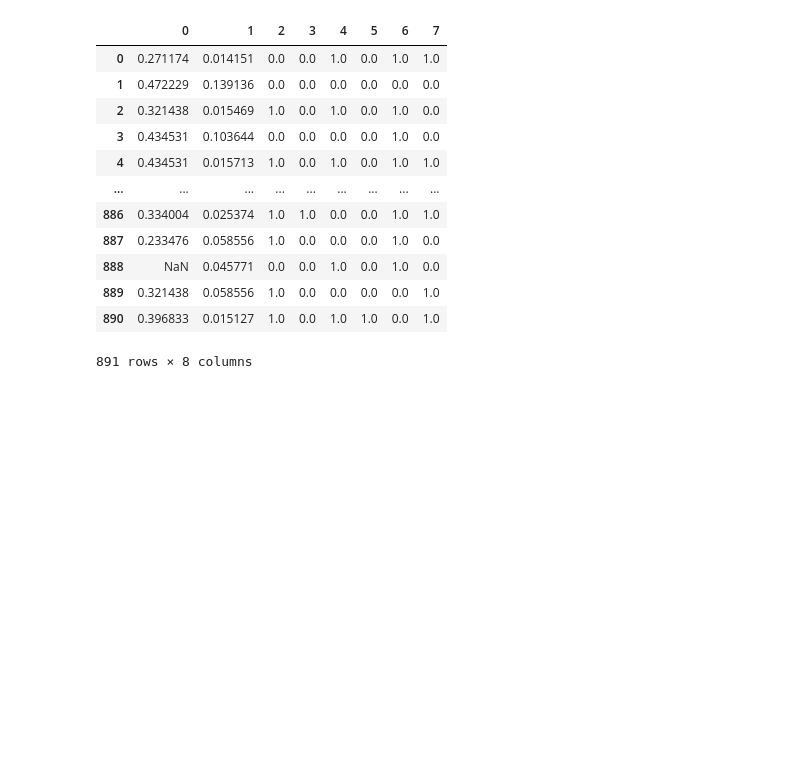
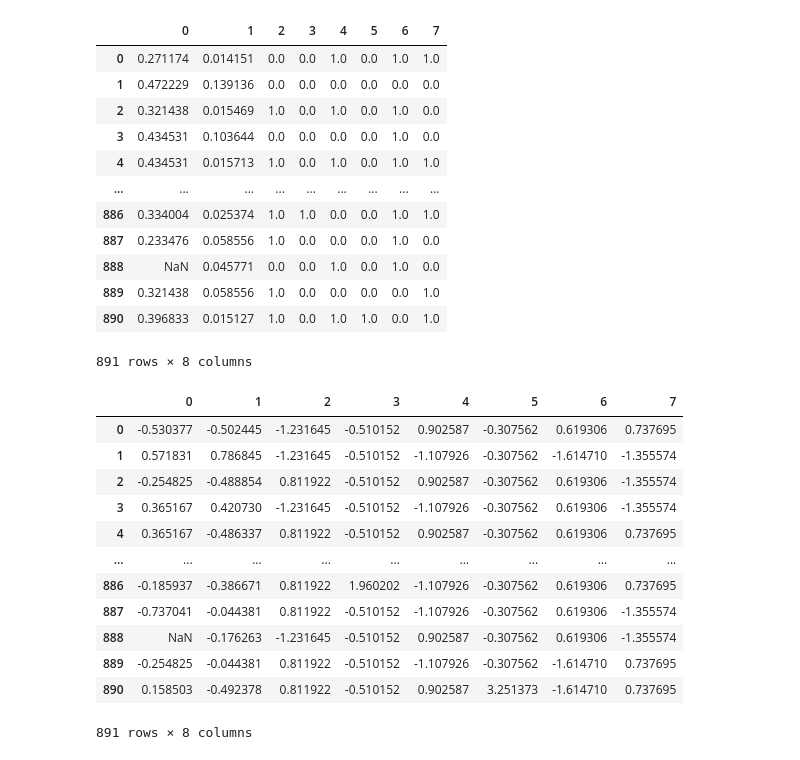
Before and after one commit to udityamerit/Machine-Learning-For-Beginners, a Jupyter notebook: 3 Supervised Machine Learning/Supervised Machine Learning.ipynb, the cells around one changed output. Saved outputs shown, nothing was run; the diff lists cells and outputs as text; code cells hidden in the pictures; blank space fills up the shorter version.

```diff
--- a/3 Supervised Machine Learning/Supervised Machine Learning.ipynb
+++ b/3 Supervised Machine Learning/Supervised Machine Learning.ipynb
@@ -179,3 +187,20 @@ pd.DataFrame(df_MM)
 | 889 | 0.321438 | 0.058556 | 1.0 | 0.0 | 0.0 | 0.0 | 0.0 | 1.0 |
 | 890 | 0.396833 | 0.015127 | 1.0 | 0.0 | 1.0 | 1.0 | 0.0 | 1.0 |
 891 rows × 8 columns
+# %%
+df_SS = trans_SS.fit_transform(x)
+pd.DataFrame(df_SS)
+# %% [output]
+|  | 0 | 1 | 2 | 3 | 4 | 5 | 6 | 7 |
+| 0 | -0.530377 | -0.502445 | -1.231645 | -0.510152 | 0.902587 | -0.307562 | 0.619306 | 0.737695 |
+| 1 | 0.571831 | 0.786845 | -1.231645 | -0.510152 | -1.107926 | -0.307562 | -1.614710 | -1.355574 |
+| 2 | -0.254825 | -0.488854 | 0.811922 | -0.510152 | 0.902587 | -0.307562 | 0.619306 | -1.355574 |
+| 3 | 0.365167 | 0.420730 | -1.231645 | -0.510152 | -1.107926 | -0.307562 | 0.619306 | -1.355574 |
+| 4 | 0.365167 | -0.486337 | 0.811922 | -0.510152 | 0.902587 | -0.307562 | 0.619306 | 0.737695 |
+| ... | ... | ... | ... | ... | ... | ... | ... | ... |
+| 886 | -0.185937 | -0.386671 | 0.811922 | 1.960202 | -1.107926 | -0.307562 | 0.619306 | 0.737695 |
+| 887 | -0.737041 | -0.044381 | 0.811922 | -0.510152 | -1.107926 | -0.307562 | 0.619306 | -1.355574 |
+| 888 | NaN | -0.176263 | -1.231645 | -0.510152 | 0.902587 | -0.307562 | 0.619306 | -1.355574 |
+| 889 | -0.254825 | -0.044381 | 0.811922 | -0.510152 | -1.107926 | -0.307562 | -1.614710 | 0.737695 |
+| 890 | 0.158503 | -0.492378 | 0.811922 | -0.510152 | 0.902587 | 3.251373 | -1.614710 | 0.737695 |
+891 rows × 8 columns
```
Also changed, not shown: parts of 10 cells of this notebook.
